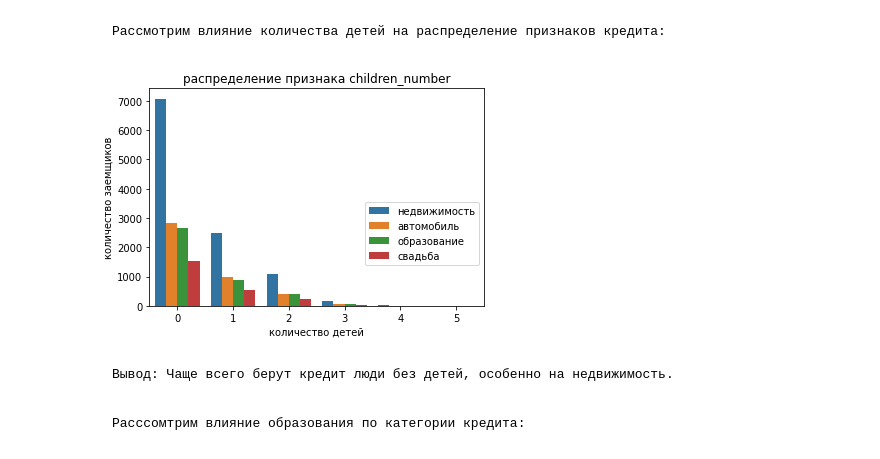
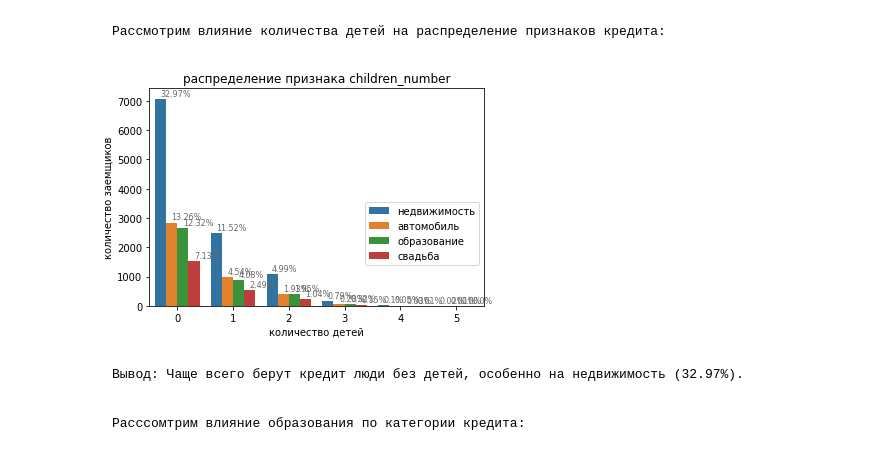
Before and after one commit to skd2314/yandex_practikum_da, a Jupyter notebook: 1_borrower_reliability_research/borrower_reliability_research.ipynb, the cells around one changed output. Saved outputs shown, nothing was run; the diff lists cells and outputs as text; code cells hidden in the pictures.

```diff
--- a/1_borrower_reliability_research/borrower_reliability_research.ipynb
+++ b/1_borrower_reliability_research/borrower_reliability_research.ipynb
@@ -235,7 +251,9 @@ df['full_age'].median()
 # %% [output]
 42.0
 # %%
-df.loc[df['full_age'] == 0, 'full_age'] = 42
+#df.loc[df['full_age'] == 0, 'full_age'] = 42# можно так
+df['full_age'].replace([0], 42, inplace=True)# итак
+
 df['full_age'].unique()
 # %% [output]
 array([42, 36, 33, 32, 53, 27, 43, 50, 35, 41, 40, 65, 54, 56, 26, 48, 24,
@@ -384,17 +404,12 @@ purpose_loan_unique
 # %% [markdown]
     Проведем лемматизацию по столбцу purpose_loan:
 # %%
-m = Mystem()
-purpose_unique = df['purpose_loan'].unique()
-lemma = []
-
-for row in purpose_unique:
-    result = ''.join(m.lemmatize(row)).strip()
-    lemma.append(result)
-
-text = m.lemmatize(' '.join(lemma))
-
-lemma_cnt = Counter(text)
-
-
-print(lemma_cnt)
+#m = Mystem()
+#purpose_unique = df['purpose_loan'].unique()
+#lemma = []
+#for row in purpose_unique:
+#    result = ''.join(m.lemmatize(row)).strip()
+#    lemma.append(result)
+#text = m.lemmatize(' '.join(lemma))
+#lemma_cnt = Counter(text)
+#print(lemma_cnt)
@@ -661,21 +648,35 @@ df.pivot_table(
 # %%
 clients_discr_values = ['children_number']
 fig, ax = plt.subplots()
 for column in clients_discr_values:
     plt.title("распределение признака "+column)
     ax = sns.countplot(data=df, x=column, hue='lemm_purpose')
     xax = ax.xaxis
     xlabels = xax.get_ticklabels()
+
+#https://robertmitchellv.com/blog-bar-chart-annotations-pandas-mpl.html
+    totals = []
+# find the values and append to list
+    for i in ax.patches:
+        totals.append(i.get_height())
+        total = sum(totals)
+    for i in ax.patches:
+    # get_x pulls left or right; get_height pushes up or down
+        ax.text(i.get_x()+.1, i.get_height()+99, \
+                str(round((i.get_height()/total)*100, 2))+'%', fontsize=8,
+                    color='dimgrey')
+
+########################################################################
     for label in xlabels:
         label.set_rotation(0)# текст по х
     plt.xlabel('количество детей')
     plt.ylabel("количество заемщиков")
     plt.legend(bbox_to_anchor=(1, 0.5))
     plt.show()
 # %% [output]
-[figure, old version]
+[figure, new version]
 # %% [markdown]
-    Вывод: Чаще всего берут кредит люди без детей, особенно на недвижимость.
+    Вывод: Чаще всего берут кредит люди без детей, особенно на недвижимость (32.97%).
 # %% [markdown]
     Расссомтрим влияние образования по категории кредита:
 # %%
```
Also changed, not shown: parts of 42 cells of this notebook.
